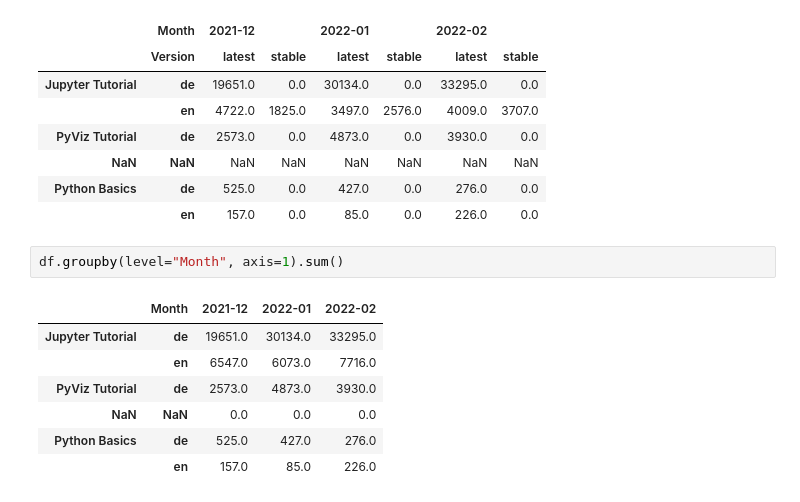
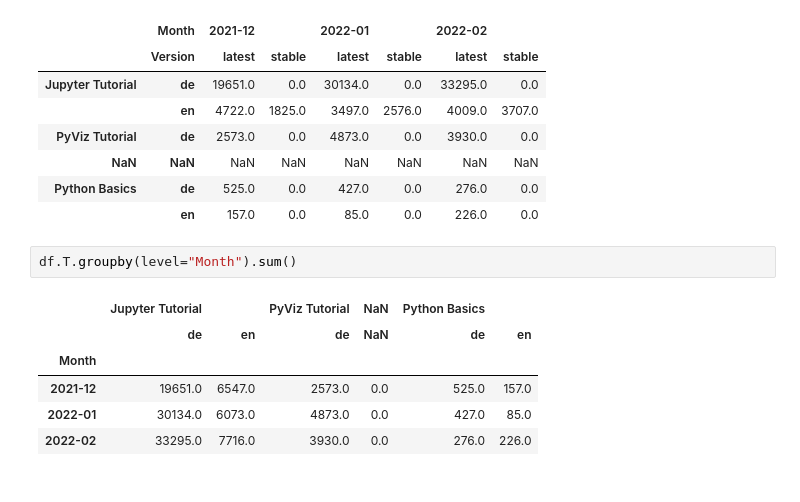
Before and after one commit to cusyio/Python4DataScience, a Jupyter notebook: docs/workspace/pandas/group-operations.ipynb, the cells around one changed output. Cells and saved outputs as stored; diff of their text form.

Commit message:
:pencil2: Fix pandas deprication warning
FutureWarning: DataFrame.groupby with axis=1 is deprecated. Do `frame.T.groupby(...)` without axis instead.
  df.groupby(level="Month", axis=1).sum()

```diff
--- a/docs/workspace/pandas/group-operations.ipynb
+++ b/docs/workspace/pandas/group-operations.ipynb
@@ -426,12 +417,11 @@ df
 | Python Basics | de | 525.0 | 0.0 | 427.0 | 0.0 | 276.0 | 0.0 |
 |  | en | 157.0 | 0.0 | 85.0 | 0.0 | 226.0 | 0.0 |
 # %%
-df.groupby(level="Month", axis=1).sum()
+df.T.groupby(level="Month").sum()
 # %% [output]
-|  | Month | 2021-12 | 2022-01 | 2022-02 |
-| Jupyter Tutorial | de | 19651.0 | 30134.0 | 33295.0 |
-|  | en | 6547.0 | 6073.0 | 7716.0 |
-| PyViz Tutorial | de | 2573.0 | 4873.0 | 3930.0 |
-| NaN | NaN | 0.0 | 0.0 | 0.0 |
-| Python Basics | de | 525.0 | 427.0 | 276.0 |
-|  | en | 157.0 | 85.0 | 226.0 |
+|  | Jupyter Tutorial |  | PyViz Tutorial | NaN | Python Basics |  |
+|  | de | en | de | NaN | de | en |
+| Month |  |  |  |  |  |  |
+| 2021-12 | 19651.0 | 6547.0 | 2573.0 | 0.0 | 525.0 | 157.0 |
+| 2022-01 | 30134.0 | 6073.0 | 4873.0 | 0.0 | 427.0 | 85.0 |
+| 2022-02 | 33295.0 | 7716.0 | 3930.0 | 0.0 | 276.0 | 226.0 |
```
Also changed, not shown: parts of 4 cells of this notebook.
